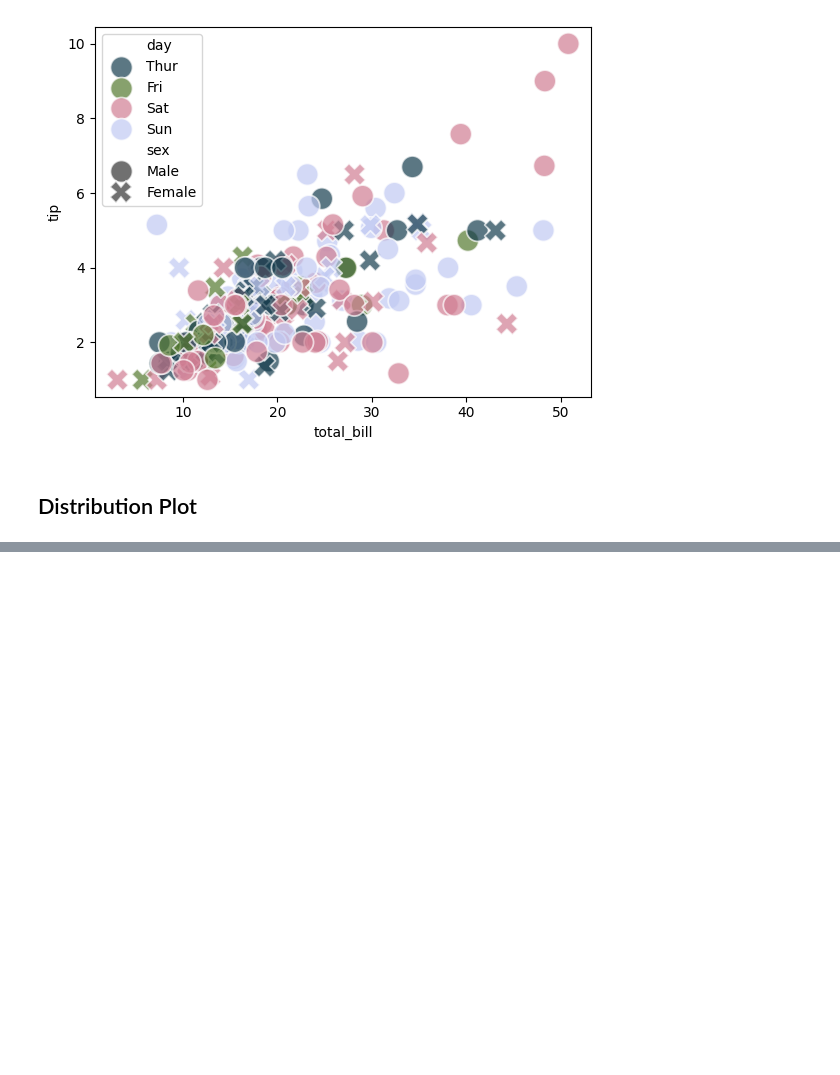
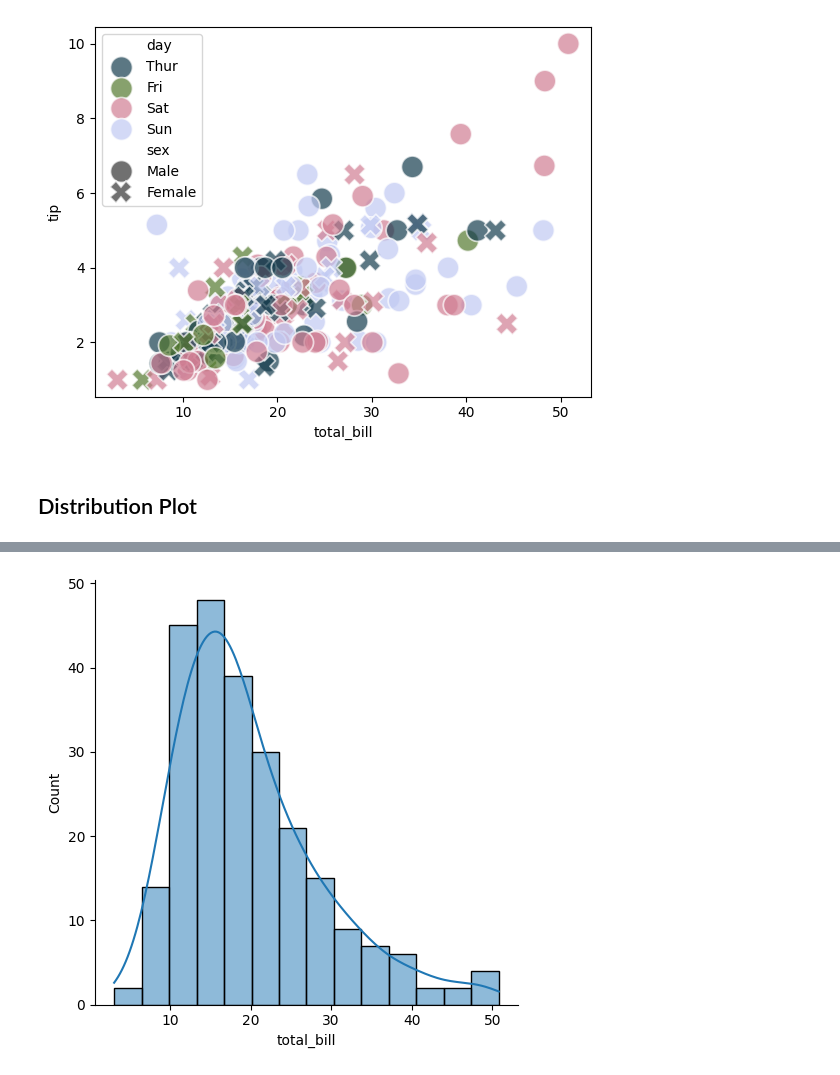
Before and after one commit to vince-gasimov/Data-Visualization, a Jupyter notebook: 102_Seaborn.ipynb, the cells around one changed output, grey strips where cells are left out. Saved outputs shown, nothing was run; the diff lists cells and outputs as text; code cells hidden in the pictures; blank space fills up the shorter version.

```diff
--- a/102_Seaborn.ipynb
+++ b/102_Seaborn.ipynb
@@ -210,0 +235,9 @@ sns.scatterplot(data = tips,
+# %%
+
+# there are lots of distribution plots, to show the distribution of a numerical data, the general name is distribution plot
+# but there are more specific ones as well,
+# histplot --> histogram plot, looks like continuous barchart, connected.
+# kdeplot --> looks like a line plot, showing the shape of distribution, and where data is located most.
+sns.displot(data = tips, x = 'total_bill', kde = True);
+# %% [output]
+[figure, added]
```
Also changed, not shown: parts of 38 cells of this notebook.
